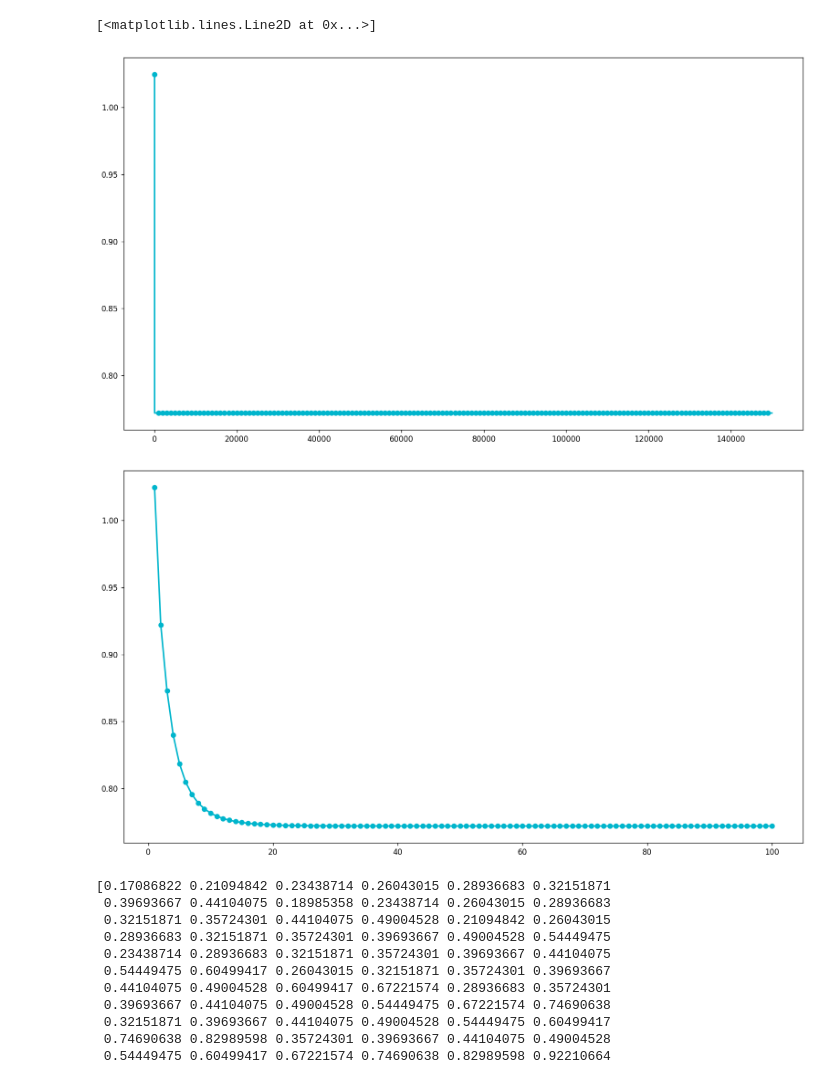
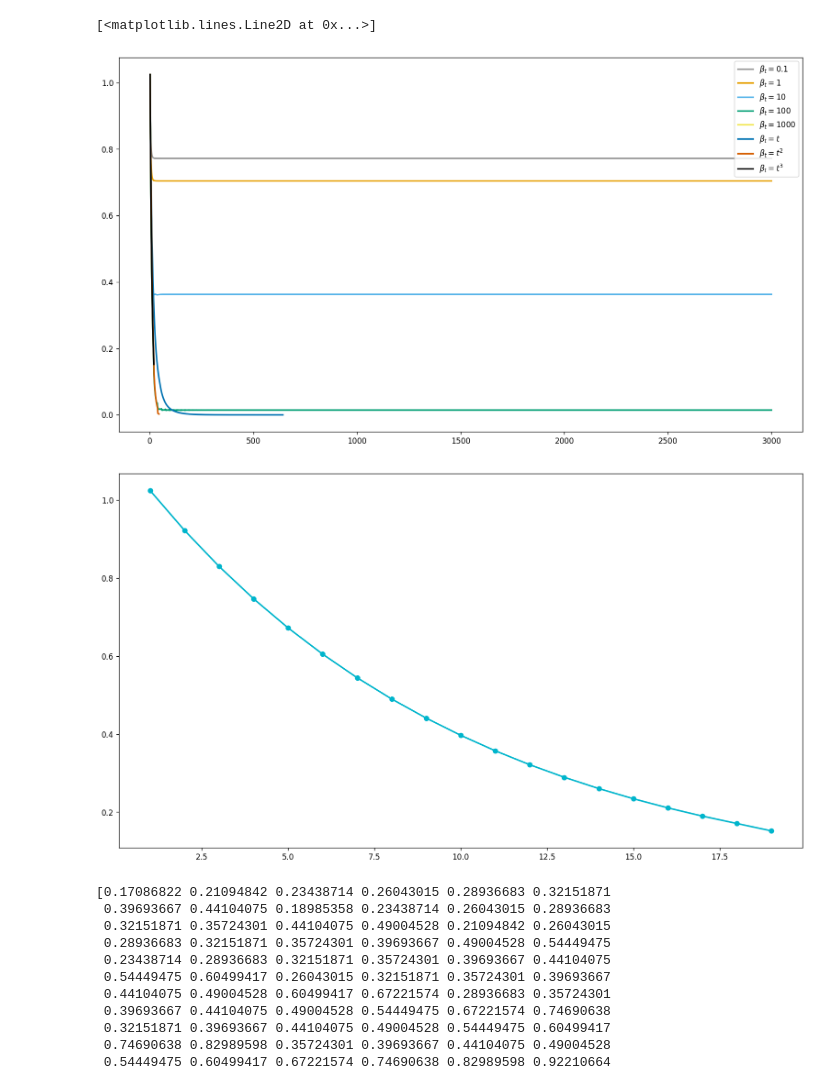
Before and after one commit to WinDerek/reinforce-py, a Jupyter notebook: backend/plot_dbs_value_iteration.ipynb, the cells around one changed output. Drawn from its saved outputs; the diff is of its cells as text; code cells hidden in the pictures.

Commit message:
Runs the dbs value iteration experiments.

```diff
--- a/backend/plot_dbs_value_iteration.ipynb
+++ b/backend/plot_dbs_value_iteration.ipynb
@@ -8,24 +8,31 @@
 # %%
 import matplotlib.pyplot as plt
 import pickle
 
 
-filename = "dbs_value_iteration_value_loss_array.pkl"
+filename = "dbs_value_iteration_experiments_results.pkl"
 with open(filename, "rb") as f:
-    value_loss_array = pickle.load(f)
+    experiments_results = pickle.load(f)
+
+
+COLOR_LIST = [ '#999999', '#E69F00', '#56B4E9', '#009E73', '#F0E442', '#0072B2', '#D55E00', '#000000' ]
 
 
 fig, ax = plt.subplots(figsize=(16, 9), dpi=120)
-ax.plot(range(1, value_loss_array.shape[0] + 1), value_loss_array, '.', markevery=1000, linestyle='-', color='#00b5cc', label='DBS value iteration', markersize=12, linewidth=2)
+for agent_index, agent_name in enumerate(experiments_results['agent_name_list']):
+    value_loss_array = experiments_results['value_loss_2darray'][agent_index]
+#     ax.plot(range(1, value_loss_array.shape[0] + 1), value_loss_array, '.', markevery=1, linestyle='-', color=COLOR_LIST[agent_index], label=agent_name, markersize=12, linewidth=2)
+    ax.plot(range(1, value_loss_array.shape[0] + 1), value_loss_array, markevery=1, linestyle='-', color=COLOR_LIST[agent_index], label=agent_name, markersize=12, linewidth=2)
+    ax.legend()
 
 # ax.plot(range(1, 1000 + 1), value_loss_array[:1000], '.', markevery=10, linestyle='-', color='blue', label='DBS value iteration', markersize=12, linewidth=2)
 
 fig, ax = plt.subplots(figsize=(16, 9), dpi=120)
 ax.plot(range(1, 100 + 1), value_loss_array[:100], '.', markevery=1, linestyle='-', color='#00b5cc', label='DBS value iteration', markersize=12, linewidth=2)
 # %% [output]
 [<matplotlib.lines.Line2D at 0x...>]
-[figure, old version]
+[figure, new version]
-[figure, old version]
+[figure, new version]
 # %%
 import pickle
 
```
Also changed, not shown: 4 other files.
